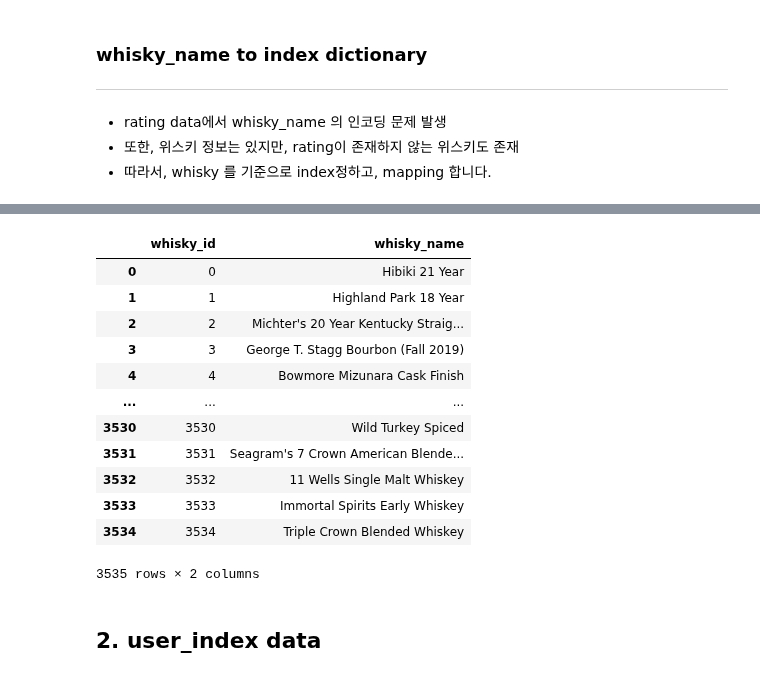
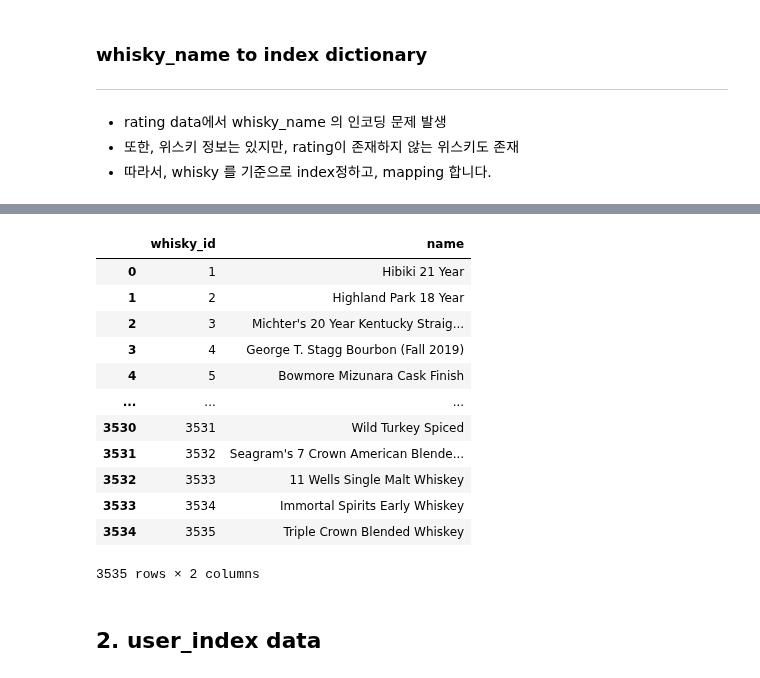
Before and after one commit to ludwings0330/Whizzle, a Jupyter notebook: model/preprocessing/delete_unmatched_whisky_name_Indexing.ipynb, the cells around one changed output, grey strips where cells are left out. Drawn from its saved outputs; the diff is of its cells as text; code cells hidden in the pictures.

Commit message:
:card_file_box: Resource: 파일 index 재설정
Former-commit-id: 5d4f620cd15b8fdd19e55c5f5a970e78aead9605
Former-commit-id: 13d7f7b0f69f2d84fe29fca67b49bef4d4af9c8d

```diff
--- a/model/preprocessing/delete_unmatched_whisky_name_Indexing.ipynb
+++ b/model/preprocessing/delete_unmatched_whisky_name_Indexing.ipynb
@@ -75,7 +107,7 @@ memory usage: 662.8+ KB
 # %%
 whisky2Idx = {}
 for i, whisky_name in enumerate(whisky['name'].unique()):
-    whisky2Idx[whisky_name] = i
+    whisky2Idx[whisky_name] = i+1
 
 whisky2Idx
 # %% [output]
@@ -99,20 +151,20 @@ whisky2Idx
 # %%
-whisky_index = pd.DataFrame(list(whisky2Idx.items()), columns=["whisky_name", "whisky_id"])
-whisky_index = whisky_index.reindex(columns=["whisky_id", "whisky_name"])
+whisky_index = pd.DataFrame(list(whisky2Idx.items()), columns=["name", "whisky_id"])
+whisky_index = whisky_index.reindex(columns=["whisky_id", "name"])
 whisky_index
 # %% [output]
-|  | whisky_id | whisky_name |
-| 0 | 0 | Hibiki 21 Year |
-| 1 | 1 | Highland Park 18 Year |
-| 2 | 2 | Michter's 20 Year Kentucky Straig... |
-| 3 | 3 | George T. Stagg Bourbon (Fall 2019) |
-| 4 | 4 | Bowmore Mizunara Cask Finish |
+|  | whisky_id | name |
+| 0 | 1 | Hibiki 21 Year |
+| 1 | 2 | Highland Park 18 Year |
+| 2 | 3 | Michter's 20 Year Kentucky Straig... |
+| 3 | 4 | George T. Stagg Bourbon (Fall 2019) |
+| 4 | 5 | Bowmore Mizunara Cask Finish |
 | ... | ... | ... |
-| 3530 | 3530 | Wild Turkey Spiced |
-| 3531 | 3531 | Seagram's 7 Crown American Blende... |
-| 3532 | 3532 | 11 Wells Single Malt Whiskey |
-| 3533 | 3533 | Immortal Spirits Early Whiskey |
-| 3534 | 3534 | Triple Crown Blended Whiskey |
+| 3530 | 3531 | Wild Turkey Spiced |
+| 3531 | 3532 | Seagram's 7 Crown American Blende... |
+| 3532 | 3533 | 11 Wells Single Malt Whiskey |
+| 3533 | 3534 | Immortal Spirits Early Whiskey |
+| 3534 | 3535 | Triple Crown Blended Whiskey |
 3535 rows × 2 columns
 # %% [markdown]
 ## 2. user_index data
```
Also changed, not shown: parts of 21 cells of this notebook, 5 other files.
